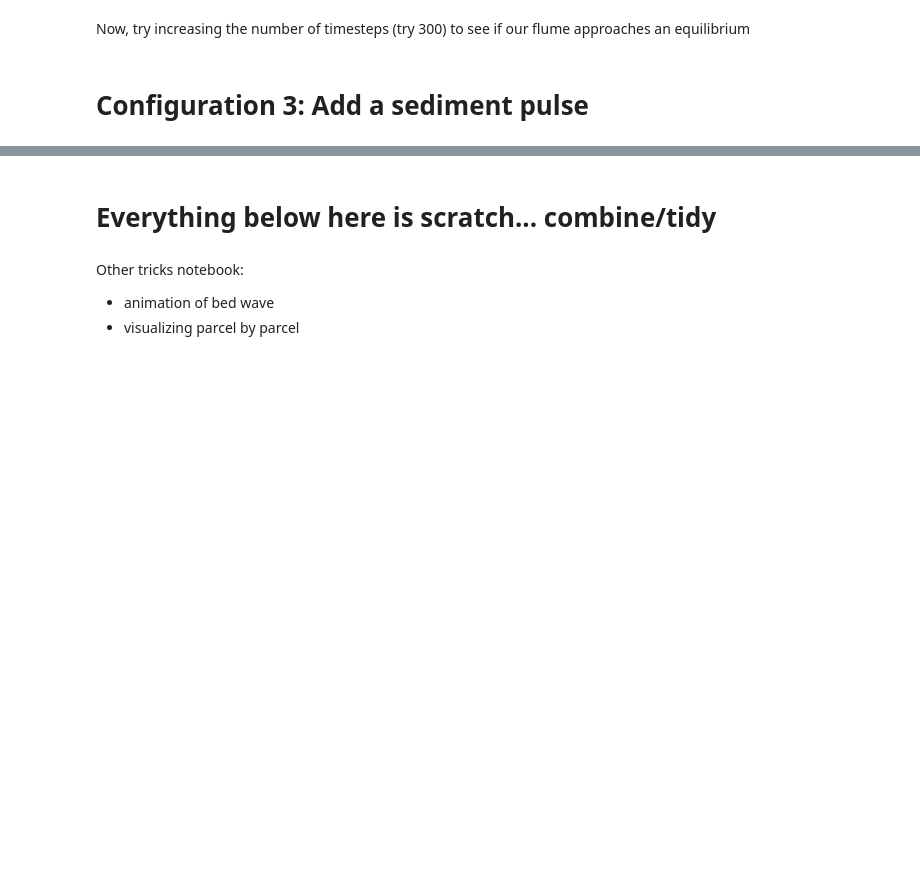
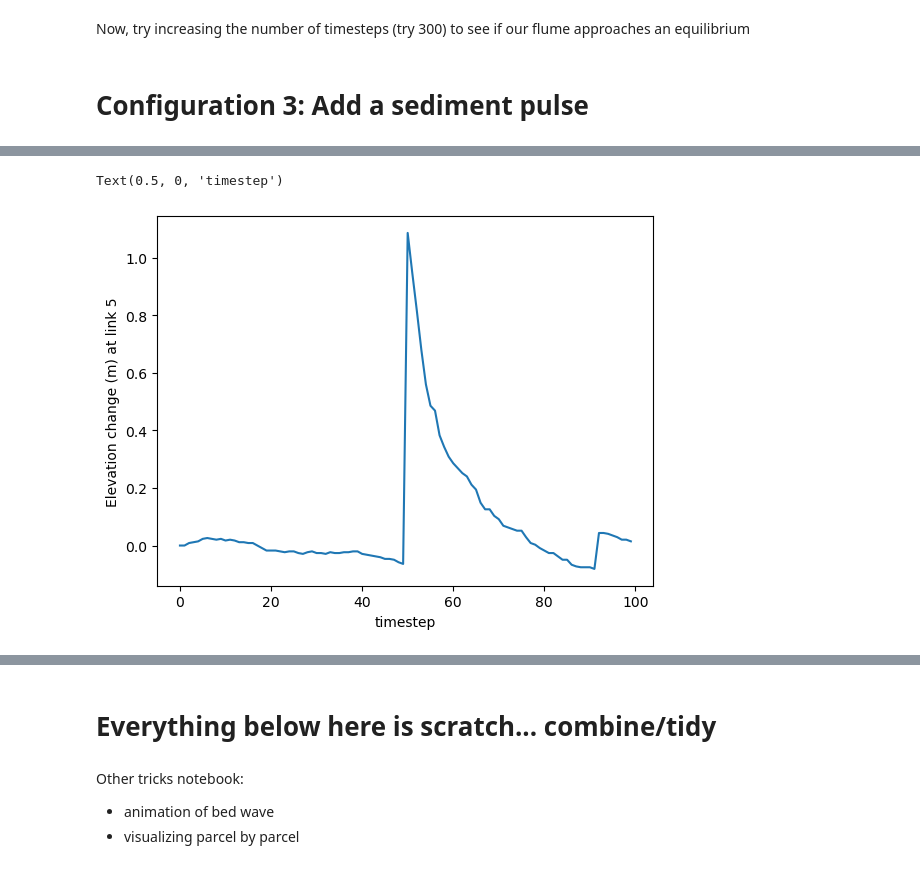
Before and after one commit to pfeiffea/NST-Clinic-CSDMS-2025, a Jupyter notebook: NST_FlumeExample.ipynb, the cells around one changed output, grey strips where cells are left out. Cells and saved outputs as stored; diff of their text form; code cells hidden in the pictures; blank space fills up the shorter version.

```diff
--- a/NST_FlumeExample.ipynb
+++ b/NST_FlumeExample.ipynb
@@ -161,12 +165,12 @@ nst = NetworkSedimentTransporter(
 )
 
 # Run time
-timesteps = 300
+timesteps = 100
 dt = 60*60*24*5  # seconds
 
 # set up a few variables for plotting:
 Elev_change = np.empty([grid.number_of_nodes,timesteps])*np.nan
-Active_d_mean= np.empty([grid.number_of_links,timesteps])*np.nan
+
 
 for t in range(0, (timesteps*dt), dt):
 
@@ -182,7 +186,6 @@ for t in range(0, (timesteps*dt), dt):
     nst.run_one_step(dt)
 
     Elev_change[:,np.int64(t/dt)] = grid.at_node['topographic__elevation']-elev_initial
-    Active_d_mean[:,np.int64(t/dt)]= nst.d_mean_active
 # %%
 plt.pcolor(Elev_change,cmap = 'coolwarm', norm = mpl.colors.CenteredNorm()) # cut off edge effects ds
 plt.colorbar(label = 'Elevation change (m)')
@@ -195,8 +201,8 @@ Now, try increasing the number of timesteps (try 300) to see if our flume approa
 # %%
 # pulse characteristics
 num_pulse_parcels = 200
-pulse_time = 5 # timestep when pulse is added
-pulse_link = 3
+pulse_time = 50 # timestep when pulse is added
+pulse_link = 5
 # %%
 import warnings
 warnings.filterwarnings("ignore")
@@ -211,12 +217,11 @@ nst = NetworkSedimentTransporter(
 )
 
 # Run time
-timesteps = 50
-dt = 60*60*24*5  # (seconds)
+timesteps = 100
+dt = 60*60*24  # (seconds)
 
 # set up a few variables for plotting:
 Elev_change = np.empty([grid.number_of_nodes,timesteps])*np.nan
-Active_d_mean= np.empty([grid.number_of_links,timesteps])*np.nan
 
 for t in range(0, (timesteps*dt), dt):
 
@@ -229,7 +234,7 @@ for t in range(0, (timesteps*dt), dt):
 
     parcels.dataset.starting_link.values[mask_exited & mask_initial_bed] = -2 # way to denote it was recycled
     parcels.dataset.location_in_link.values[mask_exited & mask_initial_bed,-1] = 0. # place at upstream most end of link (could also distribute randomly..)
-    parcels.dataset.element_id.values[mask_exited & mask_initial_bed,-1] = 0 # move it to the upstream most link (happens to be index 0)
+    parcels.dataset.element_id.values[mask_exited & mask_initial_bed,-1] = 1 # move it to the upstream most link (happens to be index 0)
 
     ##### New: Add a single pulse #######
     if t==dt*pulse_time:
@@ -242,8 +247,8 @@ for t in range(0, (timesteps*dt), dt):
             "density": (["item_id"], np.ones(num_pulse_parcels)*2650),
             "abrasion_rate": (["item_id"],np.ones(num_pulse_parcels)*0),
             "location_in_link": (["item_id", "time"], np.random.rand(num_pulse_parcels, 1)), #
-            "D": (["item_id", "time"], np.ones((num_pulse_parcels,1))*0.05), # Grain size
-            "volume": (["item_id", "time"], np.ones((num_pulse_parcels,1))),
+            "D": (["item_id", "time"], np.ones((num_pulse_parcels,1))*0.08), # Grain size
+            "volume": (["item_id", "time"], np.ones((num_pulse_parcels,1))*2), # m3
             }
 
         newpar_element_id = np.full((num_pulse_parcels, 1), pulse_link, dtype=int)
@@ -265,7 +270,6 @@ for t in range(0, (timesteps*dt), dt):
     nst.run_one_step(dt)
 
     Elev_change[:,np.int64(t/dt)] = grid.at_node['topographic__elevation']-elev_initial
-    Active_d_mean[:,np.int64(t/dt)]= nst.d_mean_active
 # %%
 plt.pcolor(Elev_change,cmap = 'coolwarm', norm = mpl.colors.CenteredNorm())
 plt.colorbar(label = 'Elevation change (m)')
@@ -273,0 +281,8 @@ plt.ylabel('link downstream --->')
+# %%
+# line plot to explore
+plt.plot(Elev_change[pulse_link,:])
+plt.ylabel('Elevation change (m) at link '+ str(pulse_link))
+plt.xlabel('timestep')
+# %% [output]
+Text(0.5, 0, 'timestep')
+[figure, added]
```
Also changed, not shown: parts of 14 cells of this notebook, 1 other file.
